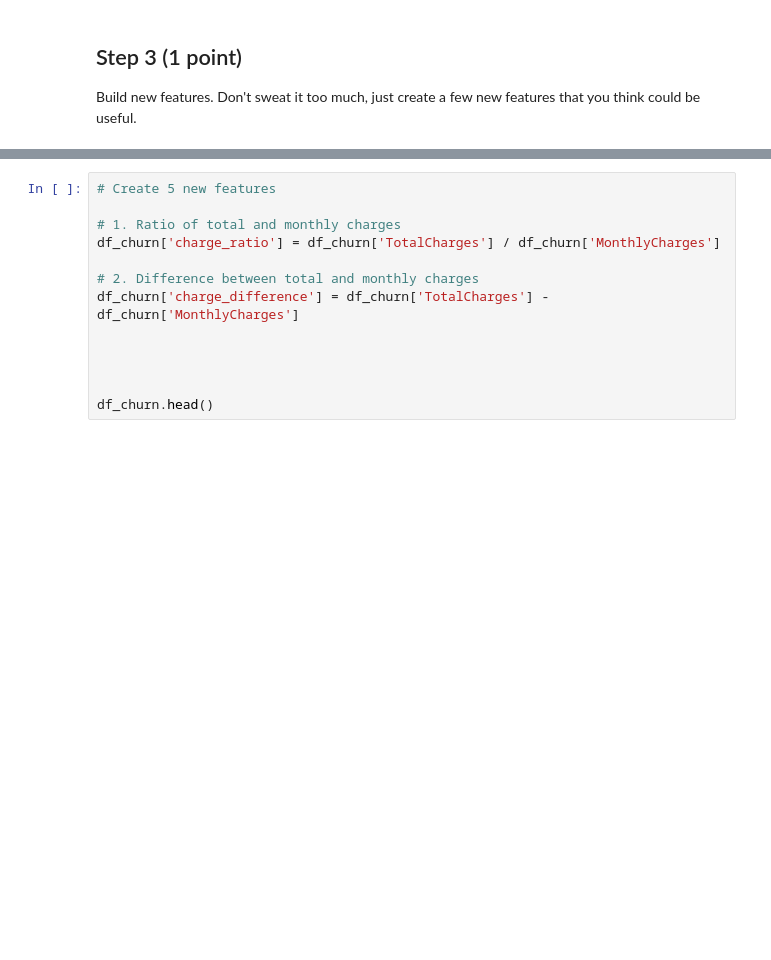
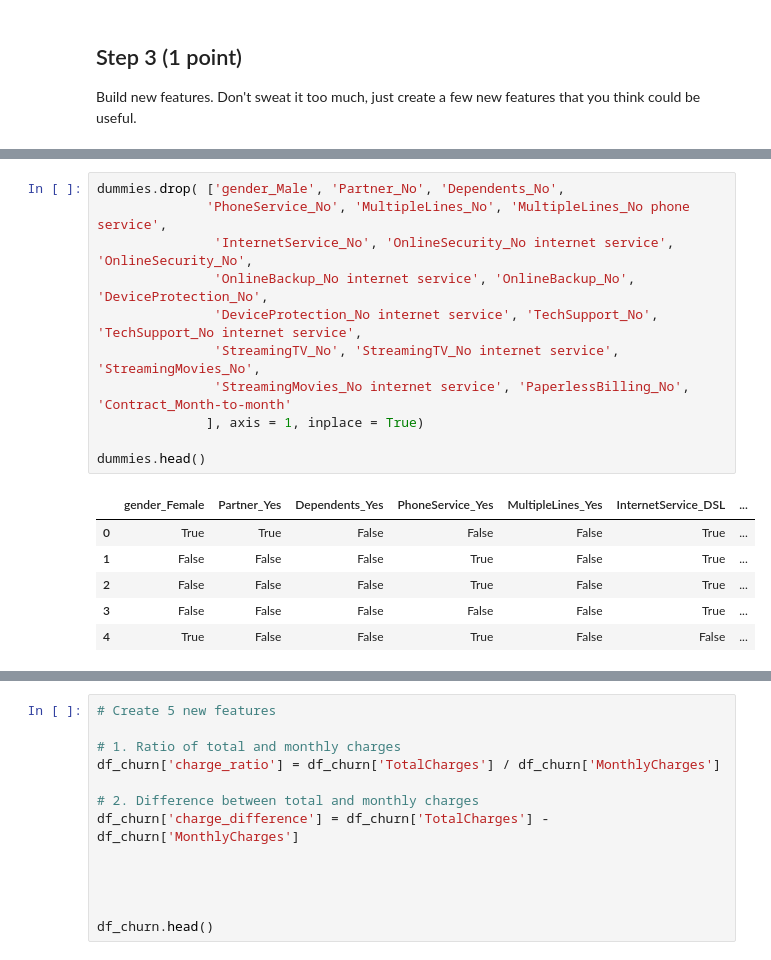
Before and after one commit to luisguareschi/group-project-ml-1, a Jupyter notebook: group_assignment_lg.ipynb, the cells around one changed output, grey strips where cells are left out. Saved outputs shown, nothing was run; the diff lists cells and outputs as text; blank space fills up the shorter version.

```diff
--- a/group_assignment_lg.ipynb
+++ b/group_assignment_lg.ipynb
@@ -76,0 +129,18 @@ Build new features. Don't sweat it too much, just create a few new features that
+# %%
+dummies.drop( ['gender_Male', 'Partner_No', 'Dependents_No',
+              'PhoneService_No', 'MultipleLines_No', 'MultipleLines_No phone service',
+               'InternetService_No', 'OnlineSecurity_No internet service', 'OnlineSecurity_No',
+               'OnlineBackup_No internet service', 'OnlineBackup_No', 'DeviceProtection_No',
+               'DeviceProtection_No internet service', 'TechSupport_No', 'TechSupport_No internet service',
+               'StreamingTV_No', 'StreamingTV_No internet service', 'StreamingMovies_No',
+               'StreamingMovies_No internet service', 'PaperlessBilling_No', 'Contract_Month-to-month'
+              ], axis = 1, inplace = True)
+
+dummies.head()
+# %% [output]
+|  | gender_Female | Partner_Yes | Dependents_Yes | PhoneService_Yes | MultipleLines_Yes | InternetService_DSL | ... |
+| 0 | True | True | False | False | False | True | ... |
+| 1 | False | False | False | True | False | True | ... |
+| 2 | False | False | False | True | False | True | ... |
+| 3 | False | False | False | False | False | True | ... |
+| 4 | True | False | False | True | False | False | ... |
```
Also changed, not shown: parts of 6 cells of this notebook.
